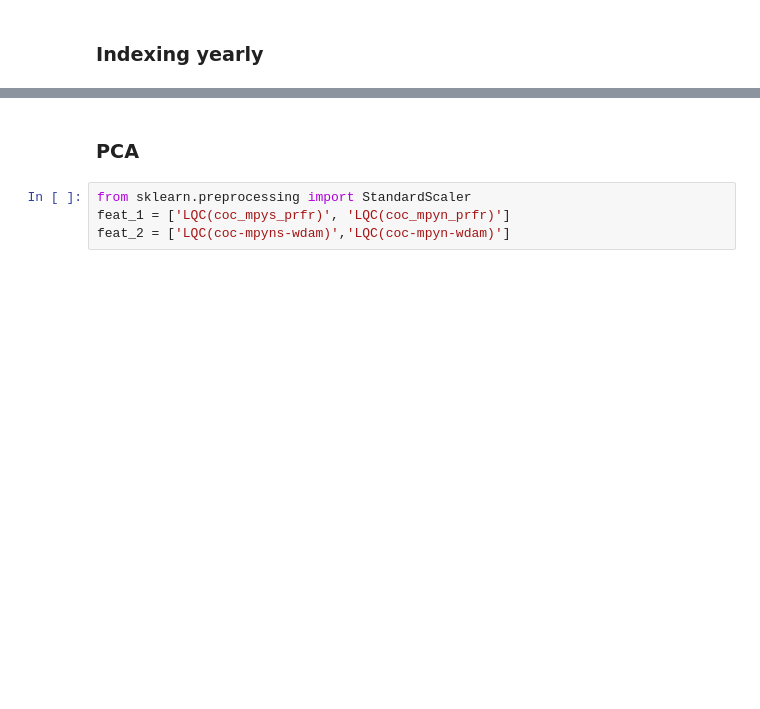
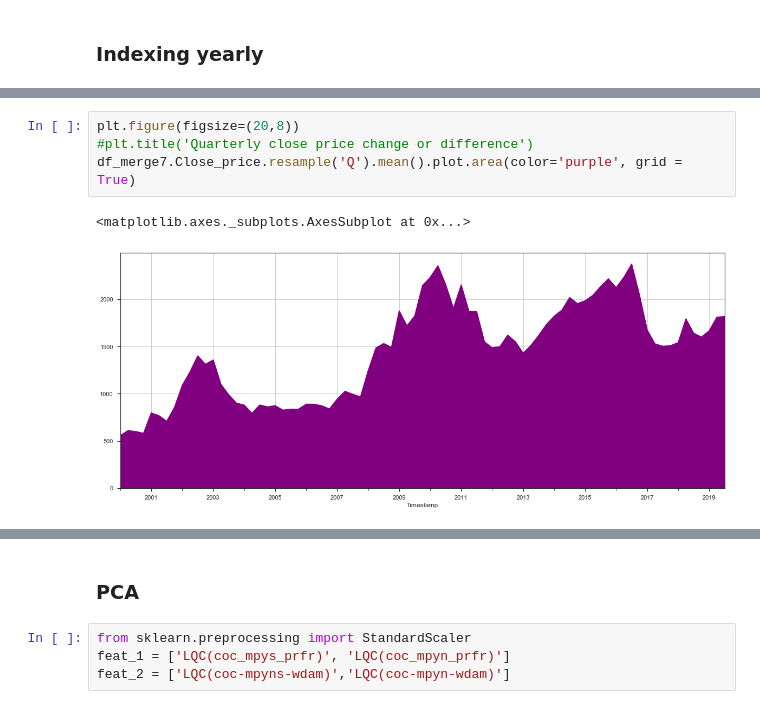
Before and after one commit to fmammo/Price_forecast, a Jupyter notebook: CW_furure_price-Copy1.ipynb, the cells around one changed output, grey strips where cells are left out. Saved outputs shown, nothing was run; the diff lists cells and outputs as text; blank space fills up the shorter version.

```diff
--- a/CW_furure_price-Copy1.ipynb
+++ b/CW_furure_price-Copy1.ipynb
@@ -538,0 +428,7 @@ df_merge7["2019-01-04":].Close_price.resample('M').mean().plot(color='purple', l
+# %%
+plt.figure(figsize=(20,8))
+#plt.title('Quarterly close price change or difference')
+df_merge7.Close_price.resample('Q').mean().plot.area(color='purple', grid = True)
+# %% [output]
+<matplotlib.axes._subplots.AxesSubplot at 0x...>
+[figure, added]
```
Also changed, not shown: parts of 87 cells of this notebook.
